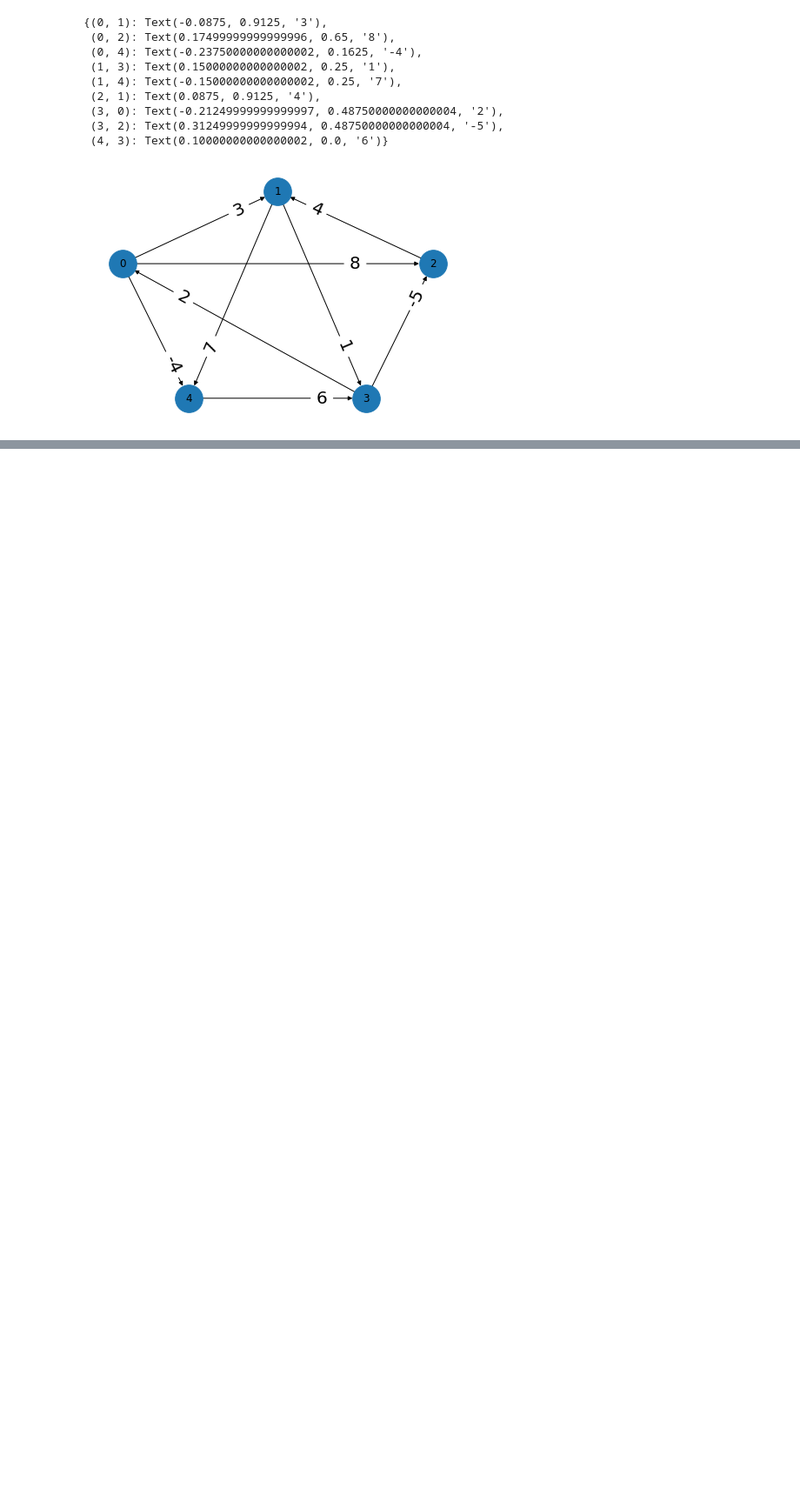
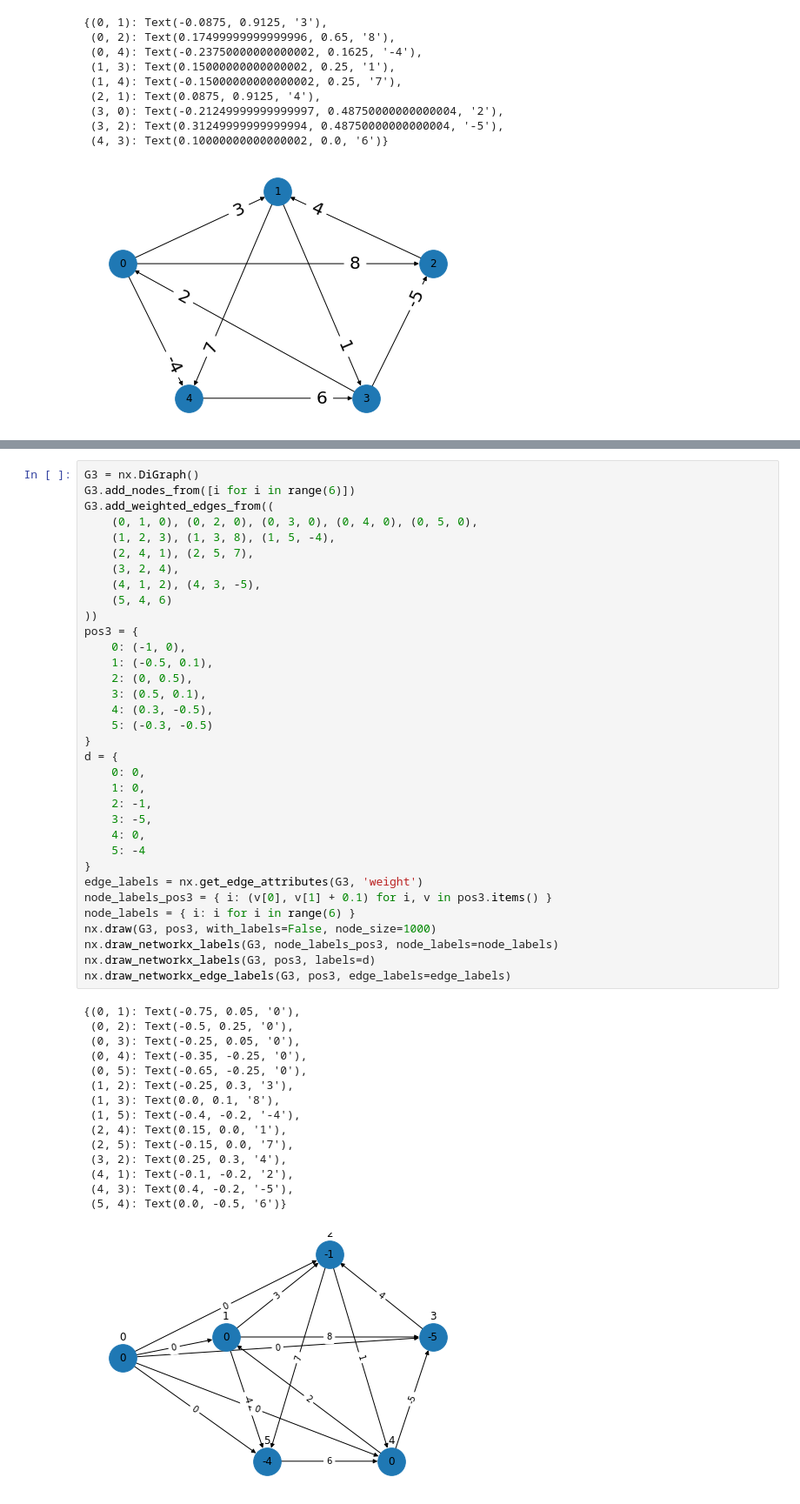
Before and after one commit to e5pe0n/algorithm-training, a Jupyter notebook: algorithm_introduction/ss25_all_pairs_shortest_paths/python/graph.ipynb, the cells around one changed output, grey strips where cells are left out. Shown at 87% size. Saved outputs shown, nothing was run; the diff lists cells and outputs as text; blank space fills up the shorter version.

```diff
--- a/algorithm_introduction/ss25_all_pairs_shortest_paths/python/graph.ipynb
+++ b/algorithm_introduction/ss25_all_pairs_shortest_paths/python/graph.ipynb
@@ -34,0 +48,50 @@ nx.draw_networkx_edge_labels(G1, pos1, edge_labels=labels1, font_size=20, label_
+# %%
+G3 = nx.DiGraph()
+G3.add_nodes_from([i for i in range(6)])
+G3.add_weighted_edges_from((
+    (0, 1, 0), (0, 2, 0), (0, 3, 0), (0, 4, 0), (0, 5, 0),
+    (1, 2, 3), (1, 3, 8), (1, 5, -4),
+    (2, 4, 1), (2, 5, 7),
+    (3, 2, 4),
+    (4, 1, 2), (4, 3, -5),
+    (5, 4, 6)
+))
+pos3 = {
+    0: (-1, 0),
+    1: (-0.5, 0.1),
+    2: (0, 0.5),
+    3: (0.5, 0.1),
+    4: (0.3, -0.5),
+    5: (-0.3, -0.5)
+}
+d = {
+    0: 0,
+    1: 0,
+    2: -1,
+    3: -5,
+    4: 0,
+    5: -4
+}
+edge_labels = nx.get_edge_attributes(G3, 'weight')
+node_labels_pos3 = { i: (v[0], v[1] + 0.1) for i, v in pos3.items() }
+node_labels = { i: i for i in range(6) }
+nx.draw(G3, pos3, with_labels=False, node_size=1000)
+nx.draw_networkx_labels(G3, node_labels_pos3, node_labels=node_labels)
+nx.draw_networkx_labels(G3, pos3, labels=d)
+nx.draw_networkx_edge_labels(G3, pos3, edge_labels=edge_labels)
+# %% [output]
+{(0, 1): Text(-0.75, 0.05, '0'),
+ (0, 2): Text(-0.5, 0.25, '0'),
+ (0, 3): Text(-0.25, 0.05, '0'),
+ (0, 4): Text(-0.35, -0.25, '0'),
+ (0, 5): Text(-0.65, -0.25, '0'),
+ (1, 2): Text(-0.25, 0.3, '3'),
+ (1, 3): Text(0.0, 0.1, '8'),
+ (1, 5): Text(-0.4, -0.2, '-4'),
+ (2, 4): Text(0.15, 0.0, '1'),
+ (2, 5): Text(-0.15, 0.0, '7'),
+ (3, 2): Text(0.25, 0.3, '4'),
+ (4, 1): Text(-0.1, -0.2, '2'),
+ (4, 3): Text(0.4, -0.2, '-5'),
+ (5, 4): Text(0.0, -0.5, '6')}
+[figure, added]
```
Also changed, not shown: parts of 2 cells of this notebook, 2 other files.
